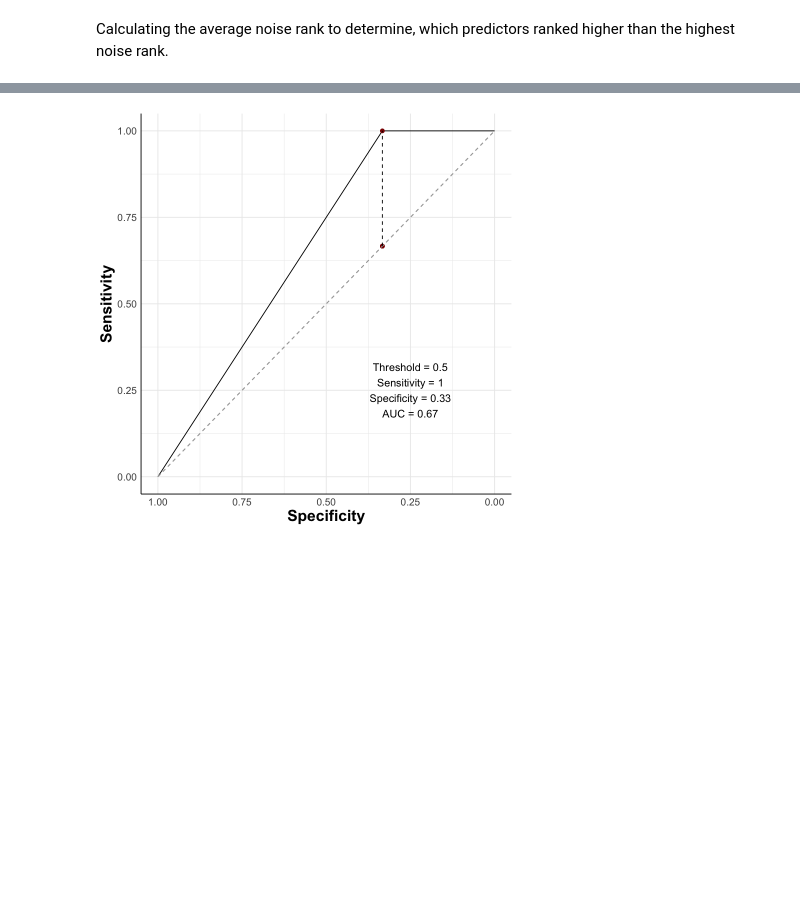
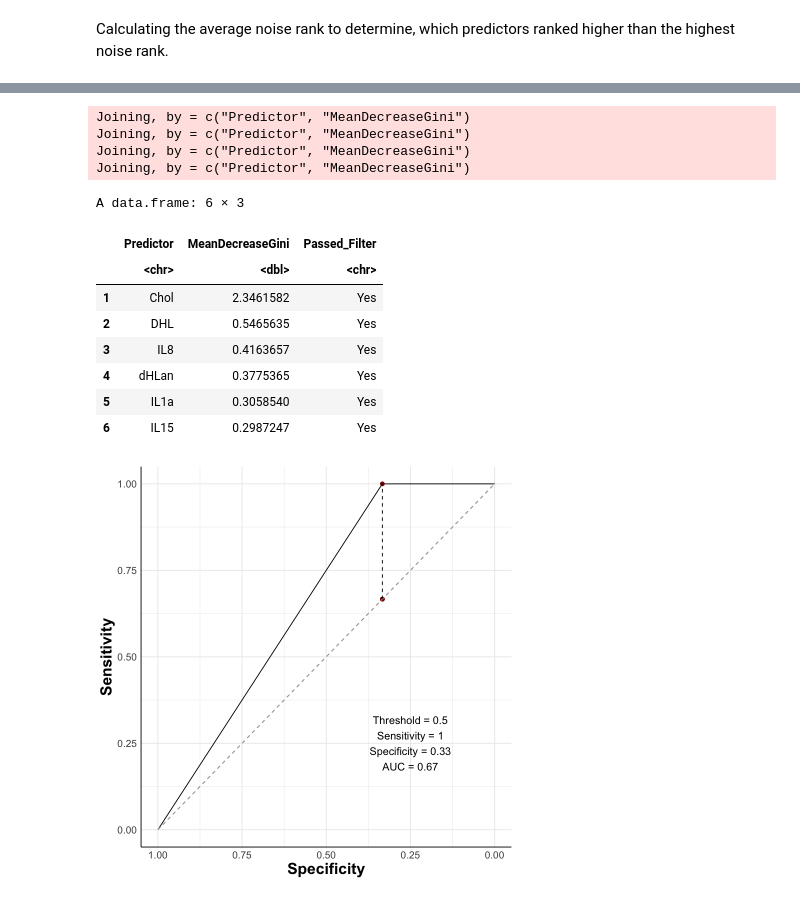
Before and after one commit to UNC-CEMALB/Ozone-exposure-is-associated-with-alterations-in-lung-and-systemic-sterol-profiles-in-healthy-and-as, a Jupyter notebook: 2. Responder Prediction/Ozone Responder Status (RF Only).ipynb, the cells around one changed output, grey strips where cells are left out. Saved outputs shown, nothing was run; the diff lists cells and outputs as text; code cells hidden in the pictures; blank space fills up the shorter version.

```diff
--- a/2. Responder Prediction/Ozone Responder Status (RF Only).ipynb
+++ b/2. Responder Prediction/Ozone Responder Status (RF Only).ipynb
@@ -516,2 +496,48 @@ A data.frame: 6 × 3
+# %%
+# converting row names back to columns to make next step easier
+noise_importance_values_inflamm = noise_importance_values_inflamm %>%
+    rownames_to_column(var = "Predictor")
+noise_importance_values_lung = noise_importance_values_lung %>%
+    rownames_to_column(var = "Predictor")
+noise_importance_values_inflamm_covariates = noise_importance_values_inflamm_covariates %>%
+    rownames_to_column(var = "Predictor")
+noise_importance_values_lung_covariates = noise_importance_values_lung_covariates %>%
+    rownames_to_column(var = "Predictor")
+# %%
+# getting dataframe ready to export variable importance ranks from above and whether those features passed the
+# background filter
+noise_variable_importance_ranks = function(noise_importance_values_df, significant_predictors){
+    # filtering the original rank df for predictors that were significant (above random noise)
+    filtered_significant_ranks_df = noise_importance_values_df %>%
+        filter(Predictor %in% significant_predictors) %>%
+        arrange(-MeanDecreaseGini)
+
+    # adding a column denoting if the feature was above random noise
+    filtered_significant_ranks_df$Passed_Filter = c(rep(c("Yes"), times = length(filtered_significant_ranks_df$Predictor)))
+
+    final_df = full_join(filtered_significant_ranks_df, noise_importance_values_df)
+    return(final_df)
+}
+
+# calling fn
+significant_predictors_df_inflamm = noise_variable_importance_ranks(noise_importance_values_inflamm, significant_predictors_inflamm)
+significant_predictors_df_inflamm_covariates = noise_variable_importance_ranks(noise_importance_values_inflamm_covariates, significant_predictors_inflamm_covariates)
+significant_predictors_df_lung = noise_variable_importance_ranks(noise_importance_values_lung, significant_predictors_lung)
+significant_predictors_df_lung_covariates = noise_variable_importance_ranks(noise_importance_values_lung_covariates, significant_predictors_lung_covariates)
+head(significant_predictors_df_lung_covariates)
+# %% [output]
+Joining, by = c("Predictor", "MeanDecreaseGini")
+Joining, by = c("Predictor", "MeanDecreaseGini")
+Joining, by = c("Predictor", "MeanDecreaseGini")
+Joining, by = c("Predictor", "MeanDecreaseGini")
+A data.frame: 6 × 3
+|  | Predictor | MeanDecreaseGini | Passed_Filter |
+|  | <chr> | <dbl> | <chr> |
+| 1 | Chol | 2.3461582 | Yes |
+| 2 | DHL | 0.5465635 | Yes |
+| 3 | IL8 | 0.4163657 | Yes |
+| 4 | dHLan | 0.3775365 | Yes |
+| 5 | IL1a | 0.3058540 | Yes |
+| 6 | IL15 | 0.2987247 | Yes |
 # %%
 #exporting variable importance values for all features
```
Also changed, not shown: parts of 10 cells of this notebook.
